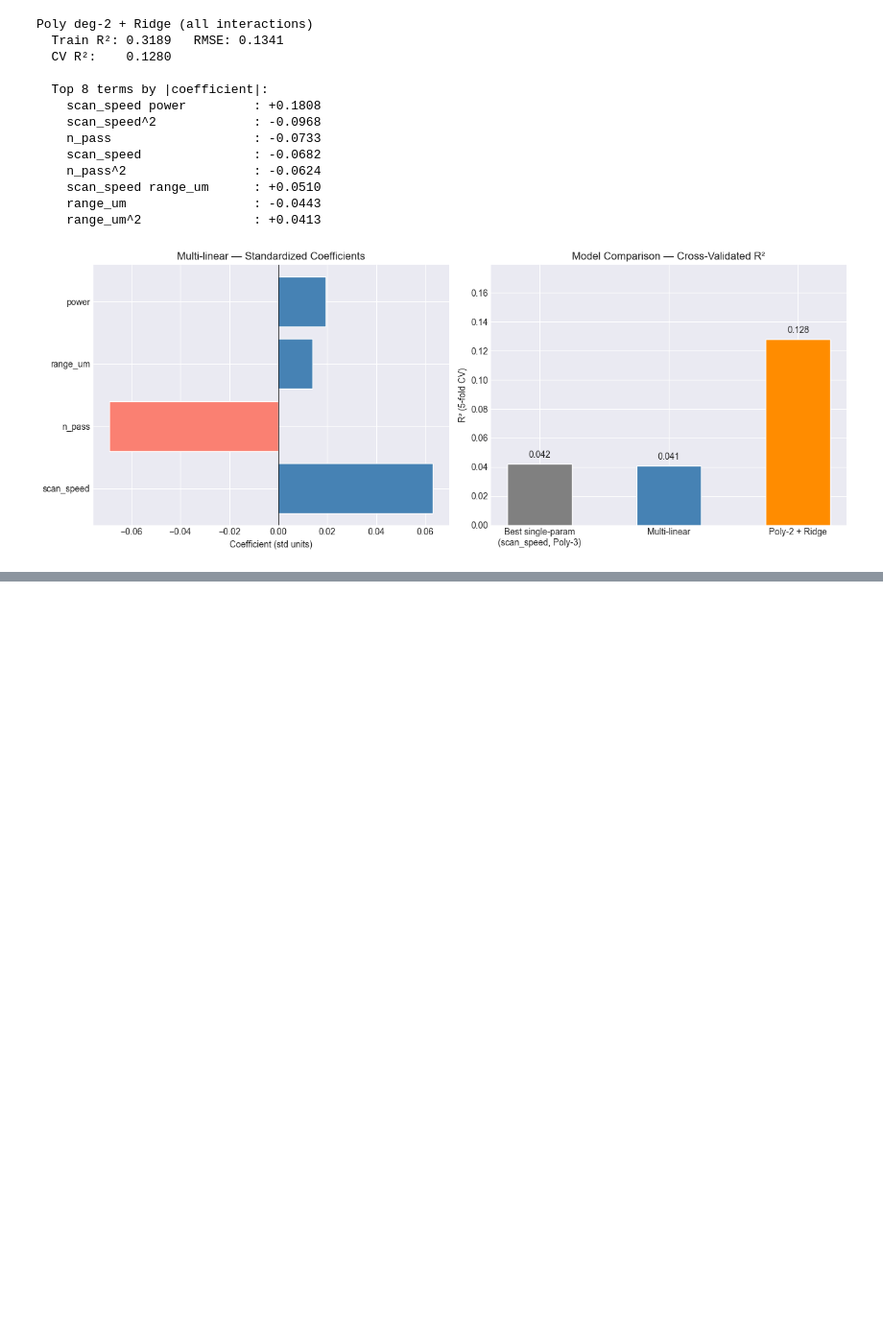
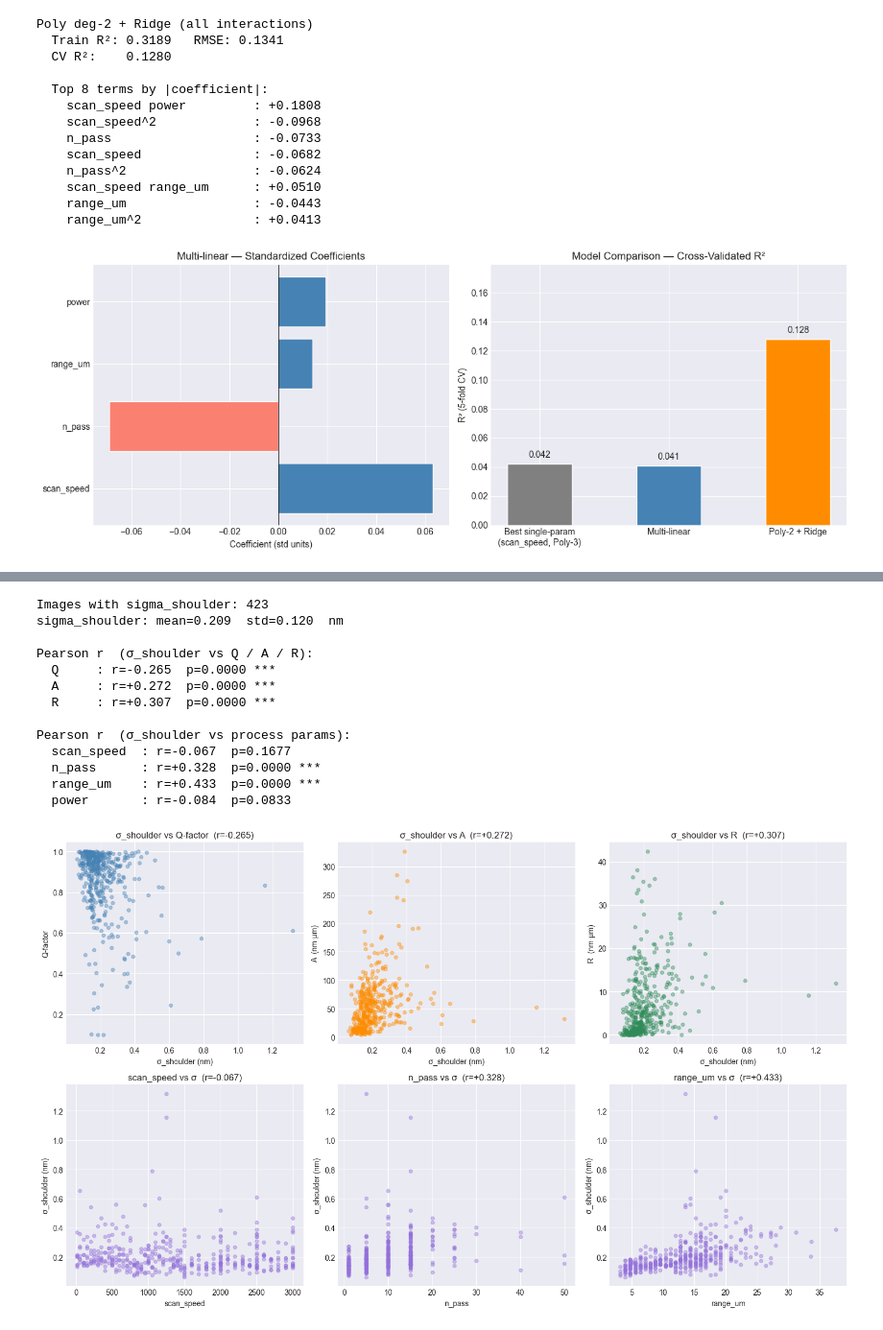
Before and after one commit to HBDemir/ml-parameter-optimization, a Jupyter notebook: regression.ipynb, the cells around one changed output, grey strips where cells are left out. Shown at 96% size. Saved outputs shown, nothing was run; the diff lists cells and outputs as text; code cells hidden in the pictures; blank space fills up the shorter version.

```diff
--- a/regression.ipynb
+++ b/regression.ipynb
@@ -333,0 +435,69 @@ plt.show()
+# %%
+from scipy.stats import pearsonr
+
+# ── Aggregate sigma_shoulder per image ───────────────────────────────────────
+sig = df.groupby('filename')['sigma_shoulder'].median().reset_index()
+sig.columns = ['filename', 'sigma_median']
+img3 = img2.merge(sig, on='filename').dropna(subset=['sigma_median'])
+
+print(f"Images with sigma_shoulder: {len(img3)}")
+print(f"sigma_shoulder: mean={img3['sigma_median'].mean():.3f}  "
+      f"std={img3['sigma_median'].std():.3f}  nm")
+print()
+
+# ── Correlations with Q, A, R ─────────────────────────────────────────────────
+print("Pearson r  (\u03c3_shoulder vs Q / A / R):")
+for col, label in [('q_median', 'Q'), ('A_median', 'A'), ('R_median', 'R')]:
+    r, p = pearsonr(img3['sigma_median'], img3[col])
+    stars = '***' if p < 0.001 else '**' if p < 0.01 else '*' if p < 0.05 else ''
+    print(f"  {label:<6}: r={r:+.3f}  p={p:.4f} {stars}")
+
+print()
+print("Pearson r  (\u03c3_shoulder vs process params):")
+for feat in FEATURES:
+    r, p = pearsonr(img3['sigma_median'], img3[feat])
+    stars = '***' if p < 0.001 else '**' if p < 0.01 else '*' if p < 0.05 else ''
+    print(f"  {feat:<12}: r={r:+.3f}  p={p:.4f} {stars}")
+
+# ── Scatter grid ──────────────────────────────────────────────────────────────
+fig, axes = plt.subplots(2, 3, figsize=(15, 9))
+
+# Row 1: sigma_shoulder vs Q, A, R
+for ax, (col, label, color) in zip(axes[0], [
+        ('q_median', 'Q-factor',       'steelblue'),
+        ('A_median', 'A  (nm\u00b7\u00b5m)', 'darkorange'),
+        ('R_median', 'R  (nm\u00b7\u00b5m)', 'seagreen')]):
+    r, _ = pearsonr(img3['sigma_median'], img3[col])
+    ax.scatter(img3['sigma_median'], img3[col], alpha=0.4, s=20, color=color)
+    ax.set_xlabel('\u03c3_shoulder (nm)')
+    ax.set_ylabel(label)
+    ax.set_title(f'\u03c3_shoulder vs {label.split()[0]}  (r={r:+.3f})')
+
+# Row 2: process params vs sigma_shoulder
+for ax, feat in zip(axes[1], FEATURES):
+    r, _ = pearsonr(img3[feat], img3['sigma_median'])
+    ax.scatter(img3[feat], img3['sigma_median'], alpha=0.4, s=20, color='mediumpurple')
+    ax.set_xlabel(feat)
+    ax.set_ylabel('\u03c3_shoulder (nm)')
+    ax.set_title(f'{feat} vs \u03c3  (r={r:+.3f})')
+
+# Hide unused 4th subplot in row 2
+axes[1][3].set_visible(False) if len(FEATURES) < 4 else None
+
+plt.tight_layout()
+plt.show()
+# %% [output]
+Images with sigma_shoulder: 423
+sigma_shoulder: mean=0.209  std=0.120  nm
+
+Pearson r  (σ_shoulder vs Q / A / R):
+  Q     : r=-0.265  p=0.0000 ***
+  A     : r=+0.272  p=0.0000 ***
+  R     : r=+0.307  p=0.0000 ***
+
+Pearson r  (σ_shoulder vs process params):
+  scan_speed  : r=-0.067  p=0.1677
+  n_pass      : r=+0.328  p=0.0000 ***
+  range_um    : r=+0.433  p=0.0000 ***
+  power       : r=-0.084  p=0.0833
+[figure, added]
```
Also changed, not shown: parts of 8 cells of this notebook.
